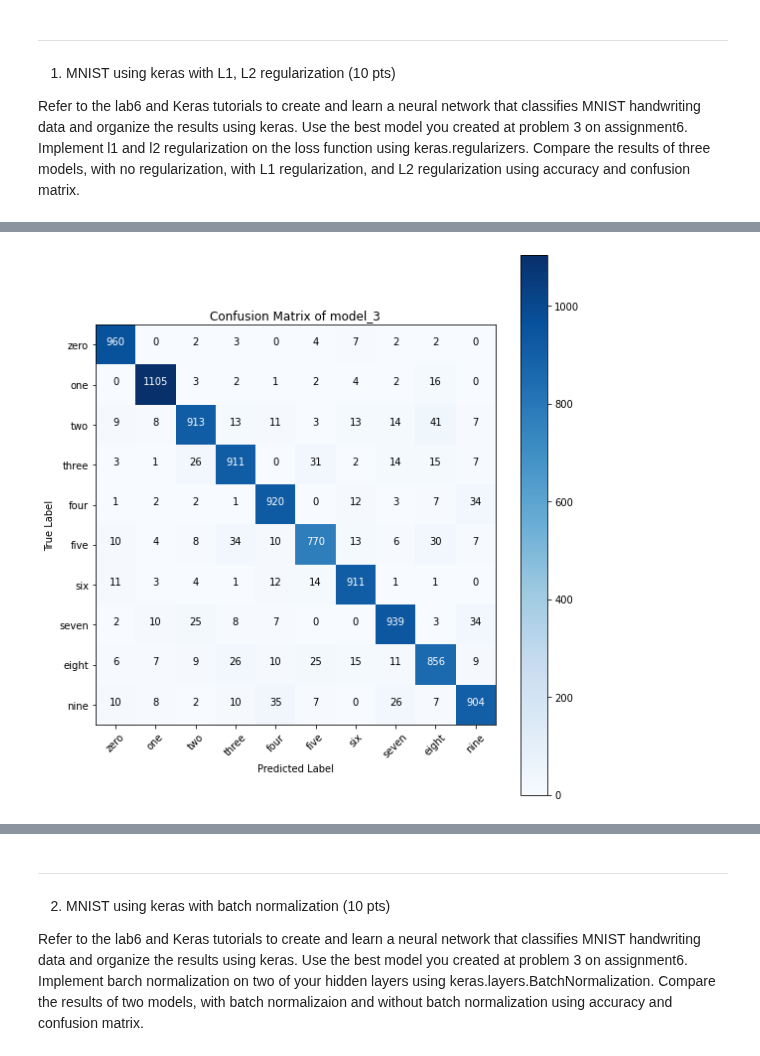
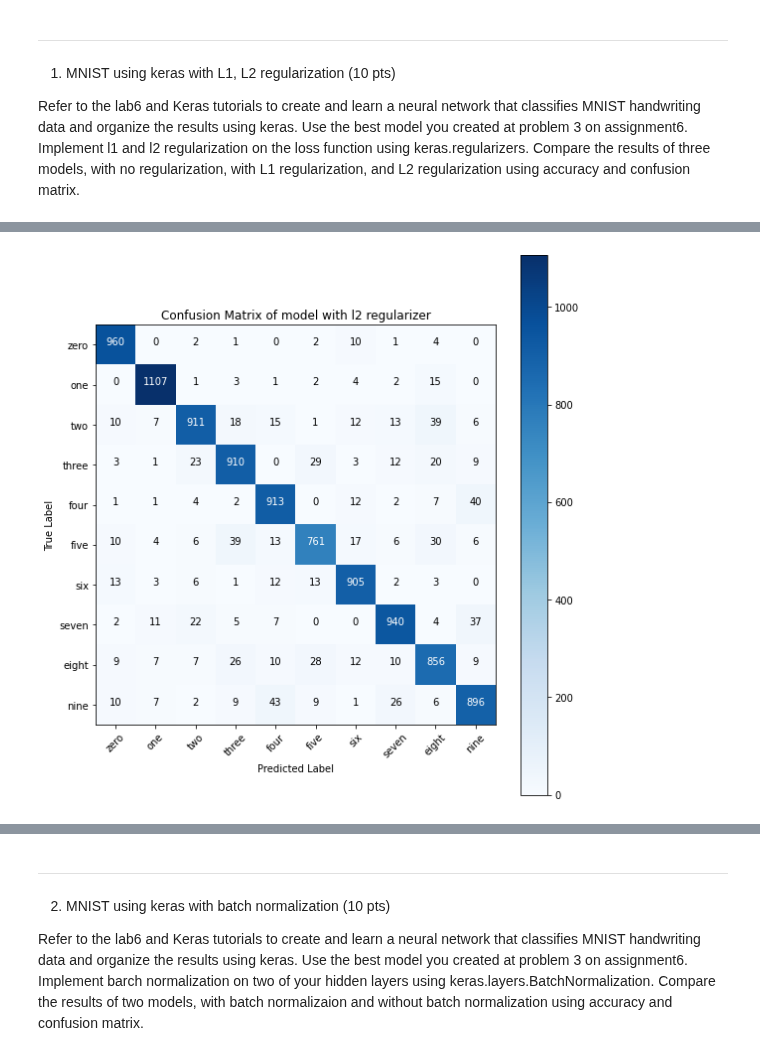
Before and after one commit to changwoonchoi/cl2020, a Jupyter notebook: as_7/assignment07.ipynb, the cells around one changed output, grey strips where cells are left out. Saved outputs shown, nothing was run; the diff lists cells and outputs as text; code cells hidden in the pictures.

```diff
--- a/as_7/assignment07.ipynb
+++ b/as_7/assignment07.ipynb
@@ -103,8 +112,7 @@ epochs = 100
 input_dim=784
 nn_hdim_1 = 1024
 nn_hdim_2 = 512
-nn_hdim_3 = 256
-nn_hdim_4 = 64
+nn_hdim_3 = 128
 output_dim = 10
 
 model = Sequential()
@@ -114,12 +122,11 @@ model.add(Dense(nn_hdim_2))
 model.add(Activation('relu'))
 model.add(Dense(nn_hdim_3))
 model.add(Activation('relu'))
-model.add(Dense(nn_hdim_4))
 model.add(Dense(output_dim))
 model.add(Activation('softmax'))
 
 model.compile(loss='categorical_crossentropy',
-    metrics=['accuracy'], optimizer='adadelta')
+              metrics=['accuracy'], optimizer='adadelta')
 # %%
 model.fit(X_train, Y_train, batch_size=batch_size, epochs=epochs, verbose=1)
 # %% [output]
@@ -151,12 +158,12 @@ Test accuracy: 0.9343000054359436
 # %%
-Y_pred = model.predict(X_test)
-y_pred = np.argmax(Y_pred, axis=1)
+Y_pred_vanilla = model.predict(X_test)
+y_pred_vanilla = np.argmax(Y_pred_vanilla, axis=1)
 y_gt = np.argmax(Y_test, axis=1)
 
 plt.figure(figsize=(8,8))
-cm = confusion_matrix(y_gt, y_pred)
+cm = confusion_matrix(y_gt, y_pred_vanilla)
 plt.imshow(cm, interpolation='nearest', cmap=plt.cm.Blues)
-plt.title("Confusion Matrix of model_3")
+plt.title("Confusion Matrix of vanilla model")
 plt.colorbar()
 tick_marks = np.arange(10)
 plt.xticks(tick_marks, ['zero', 'one', 'two', 'three', 'four', 'five', 'six', 'seven', 'eight', 'nine'], rotation=45)
@@ -225,12 +229,12 @@ Test accuracy: 0.9269000291824341
 # %%
-Y_pred = model_l1.predict(X_test)
-y_pred = np.argmax(Y_pred, axis=1)
+Y_pred_l1 = model_l1.predict(X_test)
+y_pred_l1 = np.argmax(Y_pred_l1, axis=1)
 y_gt = np.argmax(Y_test, axis=1)
 
 plt.figure(figsize=(8,8))
-cm = confusion_matrix(y_gt, y_pred)
+cm = confusion_matrix(y_gt, y_pred_l1)
 plt.imshow(cm, interpolation='nearest', cmap=plt.cm.Blues)
-plt.title("Confusion Matrix of model_3")
+plt.title("Confusion Matrix of model with l1 regularizer")
 plt.colorbar()
 tick_marks = np.arange(10)
 plt.xticks(tick_marks, ['zero', 'one', 'two', 'three', 'four', 'five', 'six', 'seven', 'eight', 'nine'], rotation=45)
@@ -249,24 +253,21 @@ plt.tight_layout()
 input_dim=784
 nn_hdim_1 = 1024
 nn_hdim_2 = 512
-nn_hdim_3 = 256
-nn_hdim_4 = 64
+nn_hdim_3 = 128
 output_dim = 10
+
 model_l2 = Sequential()
-# model_l1.add(Dense(nn_hdim_1, input_dim=input_dim, ))
 model_l2.add(Dense(nn_hdim_1, kernel_regularizer=l2(0.001), input_dim=784))
 model.add(Activation('relu'))
-model_l2.add(Dense(nn_hdim_2, kernel_regularizer=l2(0.001), input_dim=784))
+model_l2.add(Dense(nn_hdim_2, kernel_regularizer=l2(0.001)))
 model.add(Activation('relu'))
-model_l2.add(Dense(nn_hdim_3, kernel_regularizer=l2(0.001), input_dim=784))
+model_l2.add(Dense(nn_hdim_3, kernel_regularizer=l2(0.001)))
 model.add(Activation('relu'))
-model_l2.add(Dense(nn_hdim_4, kernel_regularizer=l2(0.001), input_dim=784))
-model.add(Activation('relu'))
-model_l2.add(Dense(output_dim, kernel_regularizer=l2(0.001), input_dim=784))
+model_l2.add(Dense(output_dim, kernel_regularizer=l2(0.001)))
 model_l2.add(Activation('softmax'))
 
 model_l2.compile(loss='categorical_crossentropy',
-    metrics=['accuracy'], optimizer='adadelta')
+                 metrics=['accuracy'], optimizer='adadelta')
 # %%
 print(X_train.shape)
 model_l2.fit(X_train, Y_train, batch_size=batch_size, epochs=epochs, verbose=1)
@@ -299,23 +300,23 @@ Test accuracy: 0.9189000129699707
 # %%
-Y_pred = model_l2.predict(X_test)
-y_pred = np.argmax(Y_pred, axis=1)
+Y_pred_l2 = model_l2.predict(X_test)
+y_pred_l2 = np.argmax(Y_pred_l2, axis=1)
 y_gt = np.argmax(Y_test, axis=1)
 
 plt.figure(figsize=(8,8))
-cm = confusion_matrix(y_gt, y_pred)
+cm = confusion_matrix(y_gt, y_pred_l2)
 plt.imshow(cm, interpolation='nearest', cmap=plt.cm.Blues)
-plt.title("Confusion Matrix of model_3")
+plt.title("Confusion Matrix of model with l2 regularizer")
 plt.colorbar()
 tick_marks = np.arange(10)
 plt.xticks(tick_marks, ['zero', 'one', 'two', 'three', 'four', 'five', 'six', 'seven', 'eight', 'nine'], rotation=45)
 plt.yticks(tick_marks, ['zero', 'one', 'two', 'three', 'four', 'five', 'six', 'seven', 'eight', 'nine'])
 thresh = cm.max()/2.
 normalize = False
 fmt = '.2f' if normalize else 'd'
 for i,j in itertools.product(range(cm.shape[0]), range(cm.shape[1])):
   plt.text(j,i, format(cm[i,j], fmt), horizontalalignment="center", color="white" if cm[i,j] > thresh else "black")
 plt.ylabel("True Label")
 plt.xlabel("Predicted Label")
 plt.tight_layout()
 # %% [output]
-[figure, old version]
+[figure, new version]
```
Also changed, not shown: parts of 34 cells of this notebook.
